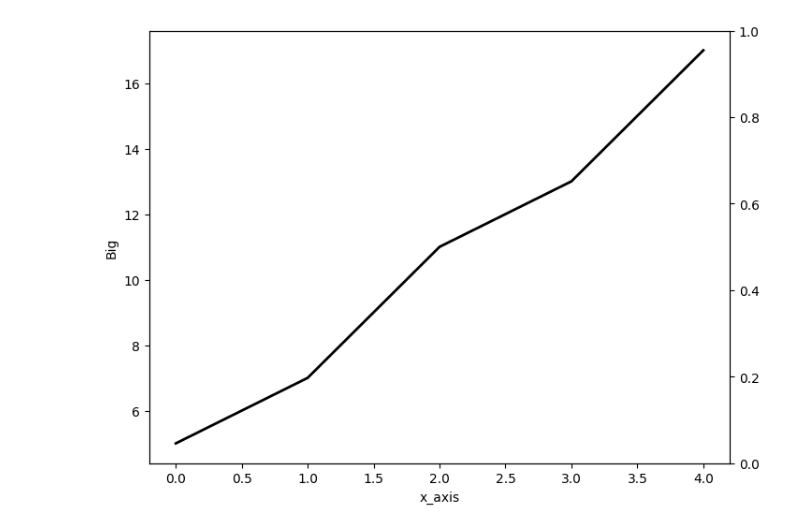
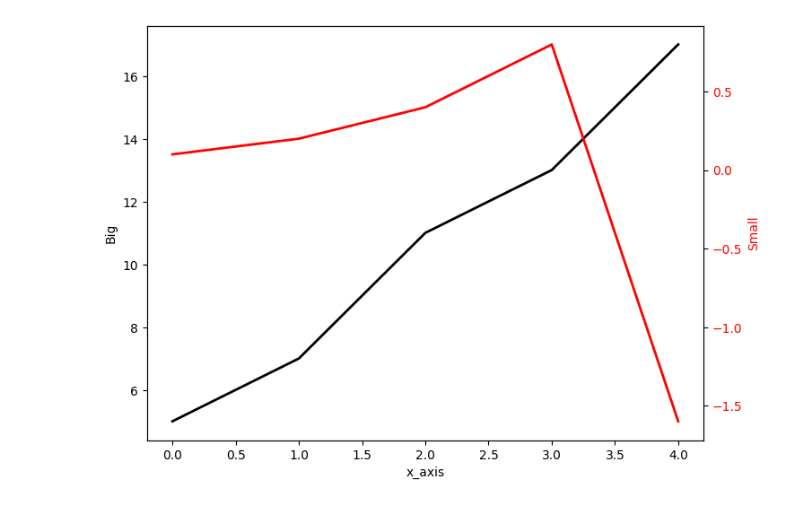
Before and after one commit to stkisengese/visualizations, a Jupyter notebook: ex04_matplotlib2_twin_axes.ipynb, the cells around one changed output. Cells and saved outputs as stored; diff of their text form; code cells hidden in the pictures.

Commit message:
feat: add plot for right data

```diff
--- a/ex04_matplotlib2_twin_axes.ipynb
+++ b/ex04_matplotlib2_twin_axes.ipynb
@@ -6,19 +6,24 @@ import numpy as np
 # %%
 # Data
 left_data = [5, 7, 11, 13, 17]
 right_data = [0.1, 0.2, 0.4, 0.8, -1.6]
 x_axis = [0.0, 1.0, 2.0, 3.0, 4.0]
 
 # Create figure and primary axis
 fig, ax1 = plt.subplots(figsize=(8, 6))
 
 # Plot left data (black line)
 ax1.plot(x_axis, left_data, 'k-', linewidth=2)
 ax1.set_xlabel('x_axis')
 ax1.set_ylabel('Big', color='black')
 ax1.tick_params(axis='y', labelcolor='black')
 
 #Create secondary y-axis
 ax2 = ax1.twinx()
+
+# Plot right data (red line)
+ax2.plot(x_axis, right_data, 'r-', linewidth=2)
+ax2.set_ylabel('Small', color='red')
+ax2.tick_params(axis='y', labelcolor='red')
 # %% [output]
-[figure, old version]
+[figure, new version]
```
